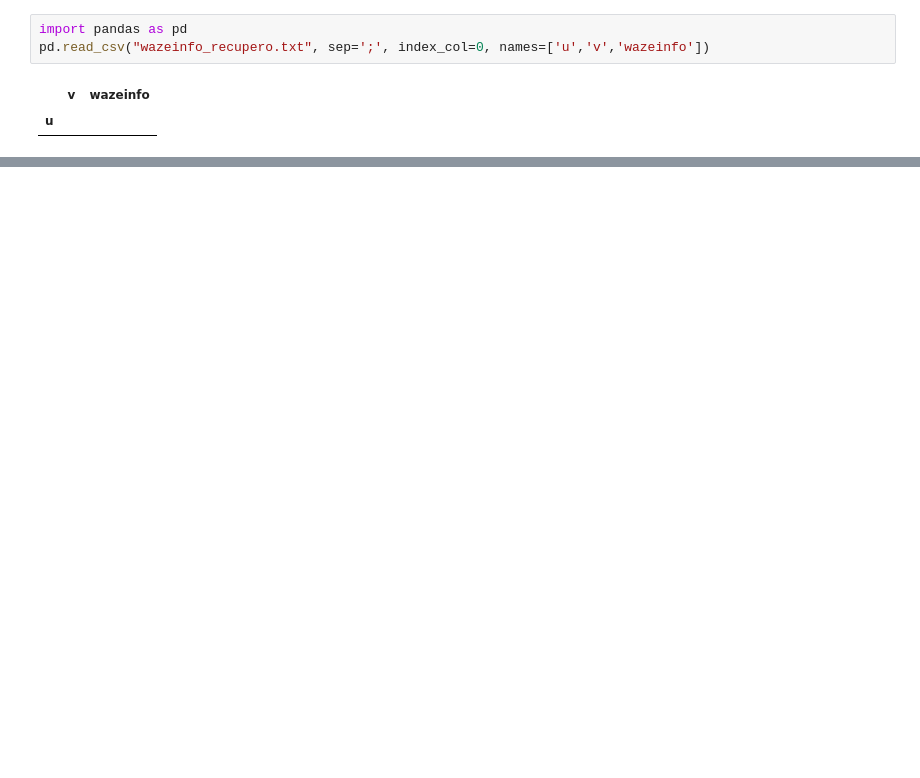
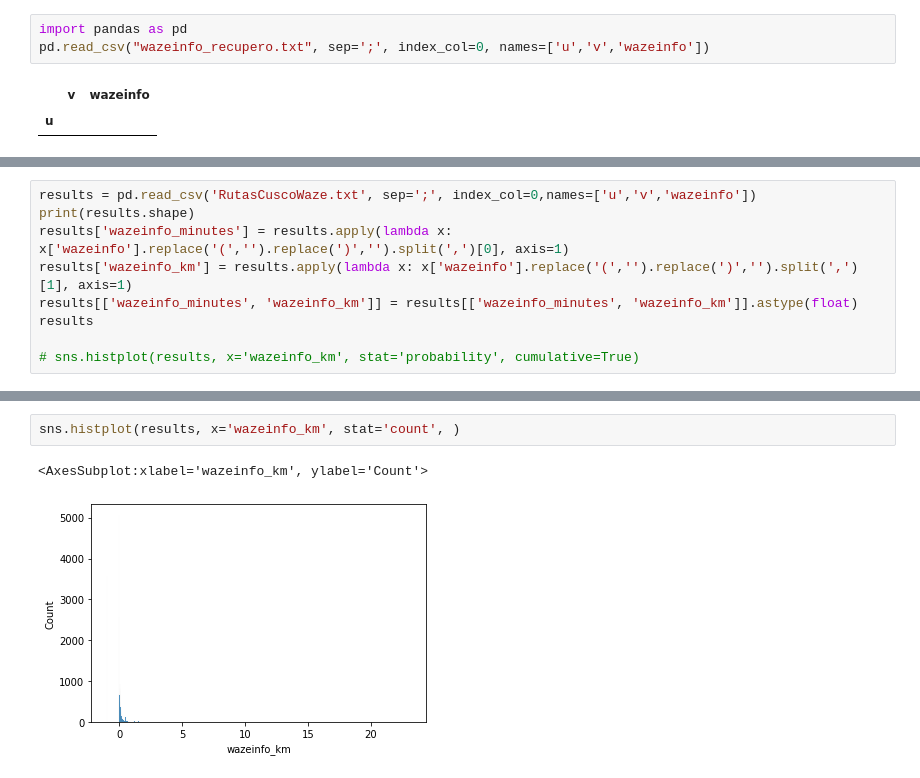
Before and after one commit to leiparov/intercon-simbig-2021, a Jupyter notebook: Cusco/WazeCalculator.ipynb, the cells around one changed output, grey strips where cells are left out. Cells and saved outputs as stored; diff of their text form; blank space fills up the shorter version.

Commit message:
update notebooks cusco & Lima

```diff
--- a/Cusco/WazeCalculator.ipynb
+++ b/Cusco/WazeCalculator.ipynb
@@ -38,0 +74,9 @@ pd.read_csv("wazeinfo_recupero.txt", sep=';', index_col=0, names=['u','v','wazei
+# %%
+results = pd.read_csv('RutasCuscoWaze.txt', sep=';', index_col=0,names=['u','v','wazeinfo'])
+print(results.shape)
+results['wazeinfo_minutes'] = results.apply(lambda x: x['wazeinfo'].replace('(','').replace(')','').split(',')[0], axis=1)
+results['wazeinfo_km'] = results.apply(lambda x: x['wazeinfo'].replace('(','').replace(')','').split(',')[1], axis=1)
+results[['wazeinfo_minutes', 'wazeinfo_km']] = results[['wazeinfo_minutes', 'wazeinfo_km']].astype(float)
+results
+
+# sns.histplot(results, x='wazeinfo_km', stat='probability', cumulative=True)
@@ -38,0 +98,5 @@ pd.read_csv("wazeinfo_recupero.txt", sep=';', index_col=0, names=['u','v','wazei
+# %%
+sns.histplot(results, x='wazeinfo_km', stat='count', )
+# %% [output]
+<AxesSubplot:xlabel='wazeinfo_km', ylabel='Count'>
+[figure, added]
```
Also changed, not shown: parts of 16 cells of this notebook, 2 other files.
